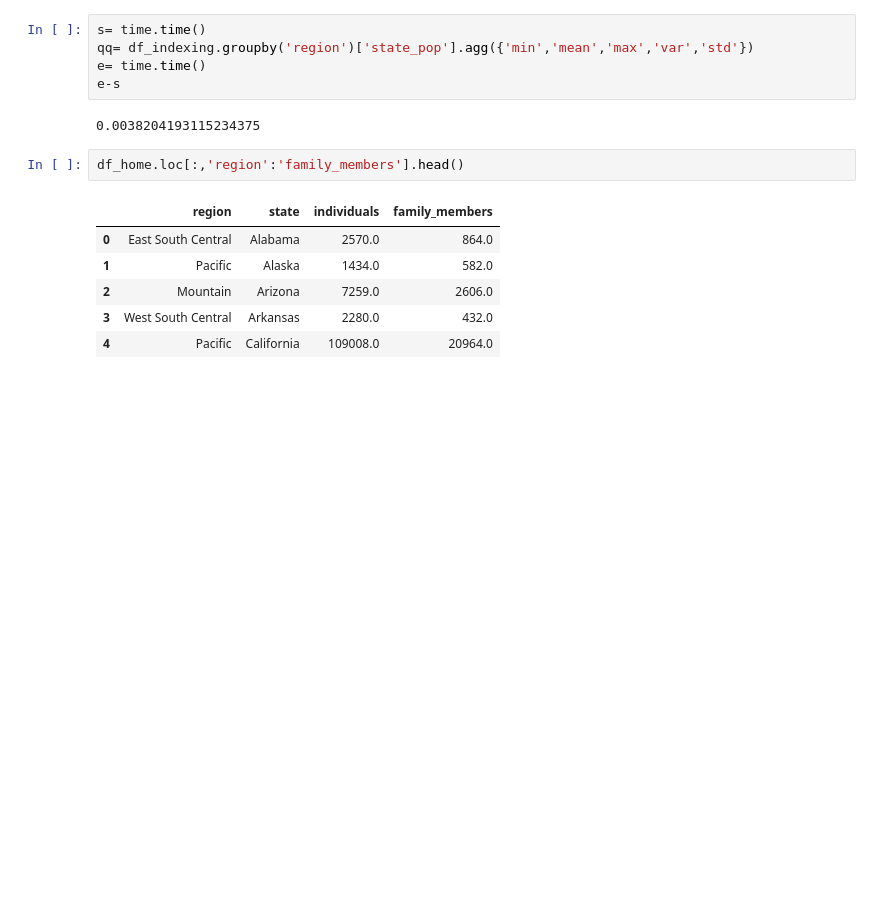
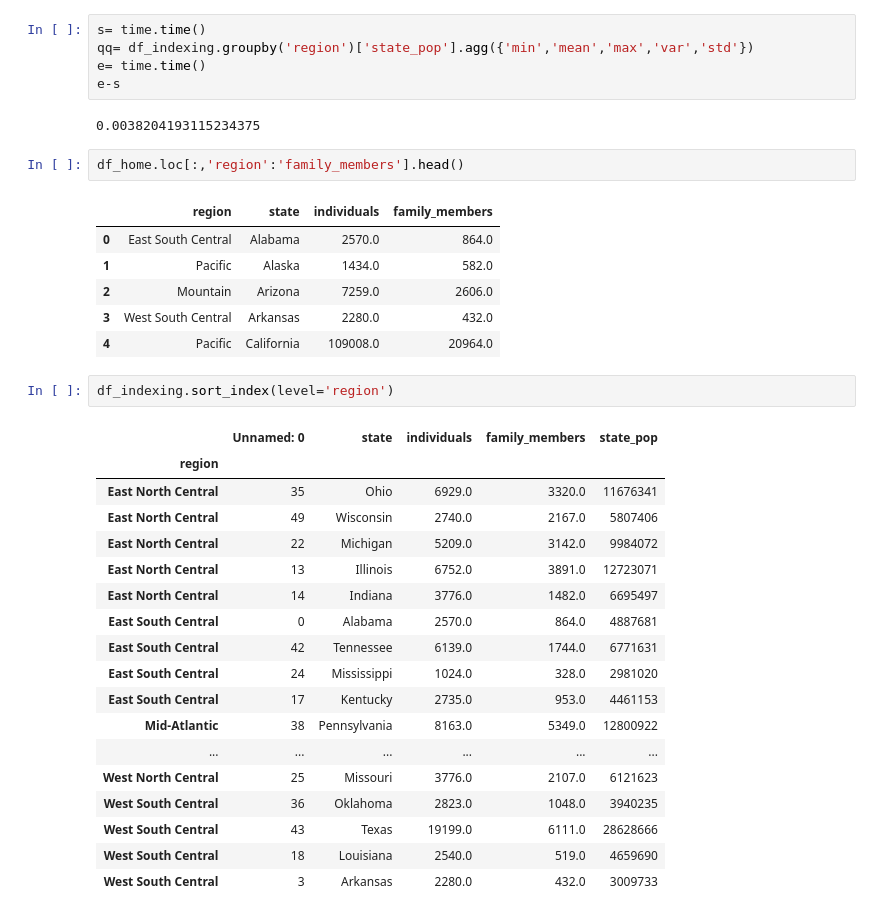
Before and after one commit to HebaSedik/machine-learning, a Jupyter notebook: pandas_trash.ipynb, the cells around one changed output. Drawn from its saved outputs; the diff is of its cells as text; blank space fills up the shorter version.

```diff
--- a/pandas_trash.ipynb
+++ b/pandas_trash.ipynb
@@ -311,3 +311,24 @@ df_home.loc[:,'region':'family_members'].head()
 | 2 | Mountain | Arizona | 7259.0 | 2606.0 |
 | 3 | West South Central | Arkansas | 2280.0 | 432.0 |
 | 4 | Pacific | California | 109008.0 | 20964.0 |
+# %%
+df_indexing.sort_index(level='region')
+# %% [output]
+|  | Unnamed: 0 | state | individuals | family_members | state_pop |
+| region |  |  |  |  |  |
+| East North Central | 35 | Ohio | 6929.0 | 3320.0 | 11676341 |
+| East North Central | 49 | Wisconsin | 2740.0 | 2167.0 | 5807406 |
+| East North Central | 22 | Michigan | 5209.0 | 3142.0 | 9984072 |
+| East North Central | 13 | Illinois | 6752.0 | 3891.0 | 12723071 |
+| East North Central | 14 | Indiana | 3776.0 | 1482.0 | 6695497 |
+| East South Central | 0 | Alabama | 2570.0 | 864.0 | 4887681 |
+| East South Central | 42 | Tennessee | 6139.0 | 1744.0 | 6771631 |
+| East South Central | 24 | Mississippi | 1024.0 | 328.0 | 2981020 |
+| East South Central | 17 | Kentucky | 2735.0 | 953.0 | 4461153 |
+| Mid-Atlantic | 38 | Pennsylvania | 8163.0 | 5349.0 | 12800922 |
+| ... | ... | ... | ... | ... | ... |
+| West North Central | 25 | Missouri | 3776.0 | 2107.0 | 6121623 |
+| West South Central | 36 | Oklahoma | 2823.0 | 1048.0 | 3940235 |
+| West South Central | 43 | Texas | 19199.0 | 6111.0 | 28628666 |
+| West South Central | 18 | Louisiana | 2540.0 | 519.0 | 4659690 |
+| West South Central | 3 | Arkansas | 2280.0 | 432.0 | 3009733 |
```
